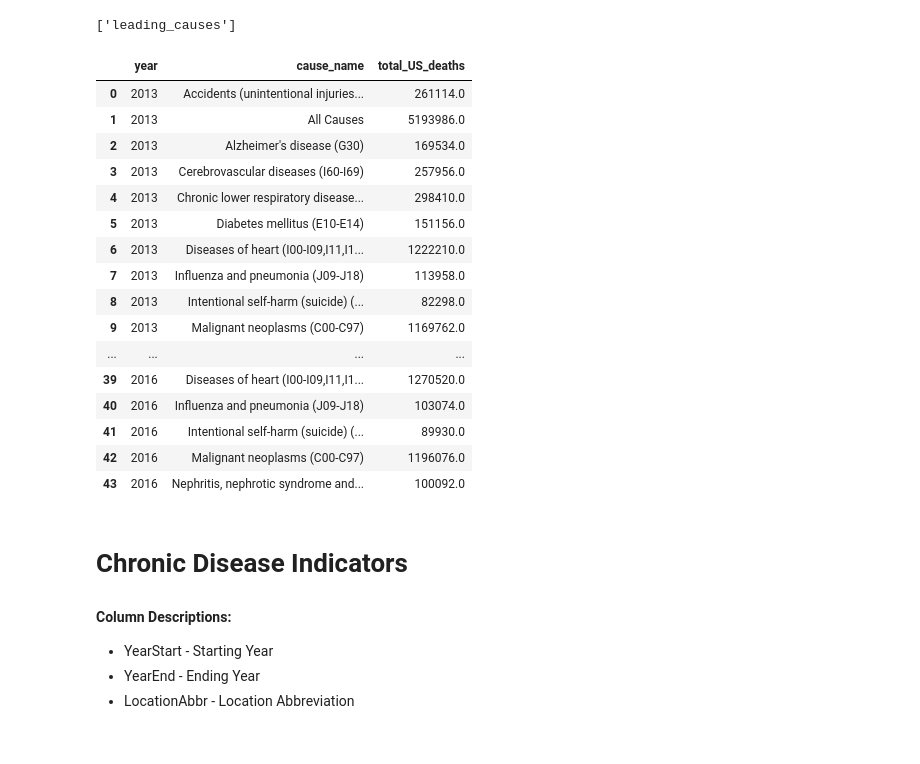
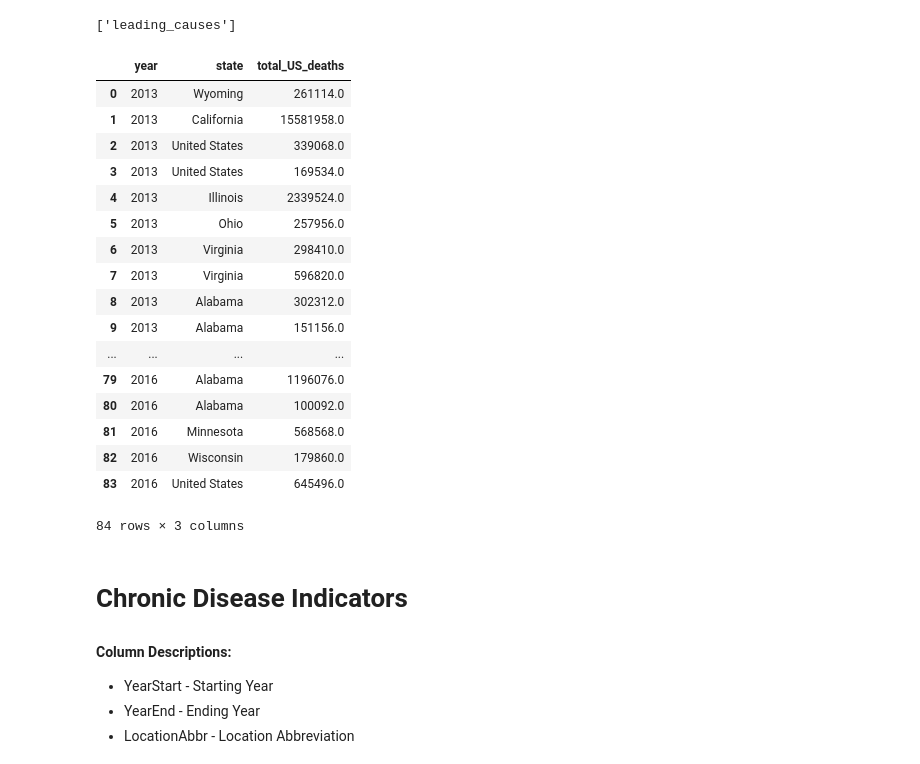
Before and after one commit to fnourz/ETL_Project, a Jupyter notebook: leading_causes_death_by_year.ipynb, the cells around one changed output. Drawn from its saved outputs; the diff is of its cells as text; code cells hidden in the pictures.

```diff
--- a/leading_causes_death_by_year.ipynb
+++ b/leading_causes_death_by_year.ipynb
@@ -33,13 +34,12 @@ leading_causes_death_df.head()
 ## cleaning the database
 
 # Remove cause_name and state columns, Rename columns into a new dataframe
-leading_causes = leading_causes_death_df[['Year', '113 Cause Name', 'State','Deaths', 'Age-adjusted Death Rate']].copy()
+leading_causes = leading_causes_death_df[['Year', 'Cause Name', 'State','Deaths']].copy()
 leading_causes = leading_causes.rename(columns={
     "Year":"year",
-    "113 Cause Name": "cause_name",
+    "Cause Name": "cause_name",
     "State": "state",
-    "Deaths": "deaths",
-    "Age-adjusted Death Rate": "age-ajusted_death_rate"
+    "Deaths": "deaths"
 })
 leading_causes.sort_values(by=["year"]).head()
 # %% [output]
@@ -89,30 +266,31 @@ engine.table_names()
 # %%
 # QUERY TO SUM DEATHS, GROUPED BY YEAR AND CAUSE OF DEATH
 
-pd.read_sql_query('SELECT year, cause_name,\
+pd.read_sql_query('SELECT year, state,\
                   SUM(deaths) as total_US_deaths\
                   FROM leading_causes\
                   GROUP BY year, cause_name\
                   HAVING year >= 2013\
                   ORDER BY year ASC', con=engine)
 # %% [output]
-|  | year | cause_name | total_US_deaths |
-| 0 | 2013 | Accidents (unintentional injuries... | 261114.0 |
-| 1 | 2013 | All Causes | 5193986.0 |
-| 2 | 2013 | Alzheimer's disease (G30) | 169534.0 |
-| 3 | 2013 | Cerebrovascular diseases (I60-I69) | 257956.0 |
-| 4 | 2013 | Chronic lower respiratory disease... | 298410.0 |
-| 5 | 2013 | Diabetes mellitus (E10-E14) | 151156.0 |
-| 6 | 2013 | Diseases of heart (I00-I09,I11,I1... | 1222210.0 |
-| 7 | 2013 | Influenza and pneumonia (J09-J18) | 113958.0 |
-| 8 | 2013 | Intentional self-harm (suicide) (... | 82298.0 |
-| 9 | 2013 | Malignant neoplasms (C00-C97) | 1169762.0 |
+|  | year | state | total_US_deaths |
+| 0 | 2013 | Wyoming | 261114.0 |
+| 1 | 2013 | California | 15581958.0 |
+| 2 | 2013 | United States | 339068.0 |
+| 3 | 2013 | United States | 169534.0 |
+| 4 | 2013 | Illinois | 2339524.0 |
+| 5 | 2013 | Ohio | 257956.0 |
+| 6 | 2013 | Virginia | 298410.0 |
+| 7 | 2013 | Virginia | 596820.0 |
+| 8 | 2013 | Alabama | 302312.0 |
+| 9 | 2013 | Alabama | 151156.0 |
 | ... | ... | ... | ... |
-| 39 | 2016 | Diseases of heart (I00-I09,I11,I1... | 1270520.0 |
-| 40 | 2016 | Influenza and pneumonia (J09-J18) | 103074.0 |
-| 41 | 2016 | Intentional self-harm (suicide) (... | 89930.0 |
-| 42 | 2016 | Malignant neoplasms (C00-C97) | 1196076.0 |
-| 43 | 2016 | Nephritis, nephrotic syndrome and... | 100092.0 |
+| 79 | 2016 | Alabama | 1196076.0 |
+| 80 | 2016 | Alabama | 100092.0 |
+| 81 | 2016 | Minnesota | 568568.0 |
+| 82 | 2016 | Wisconsin | 179860.0 |
+| 83 | 2016 | United States | 645496.0 |
+84 rows × 3 columns
 # %% [markdown]
 # Chronic Disease Indicators
 
```
Also changed, not shown: parts of 15 cells of this notebook, 2 other files.
